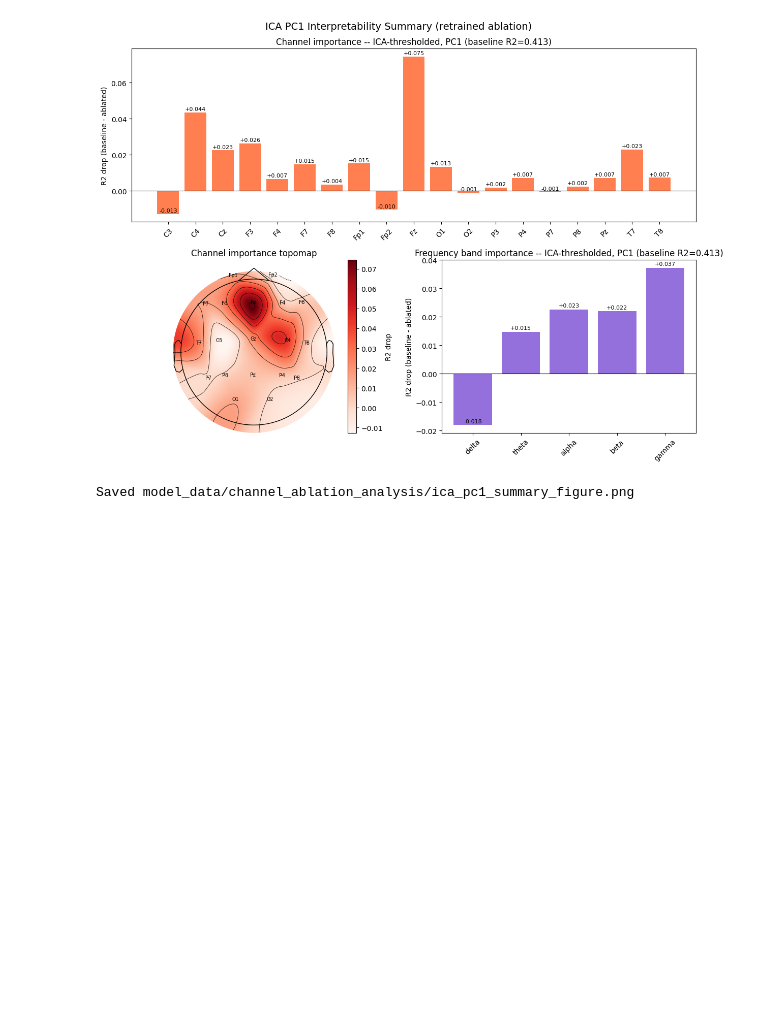
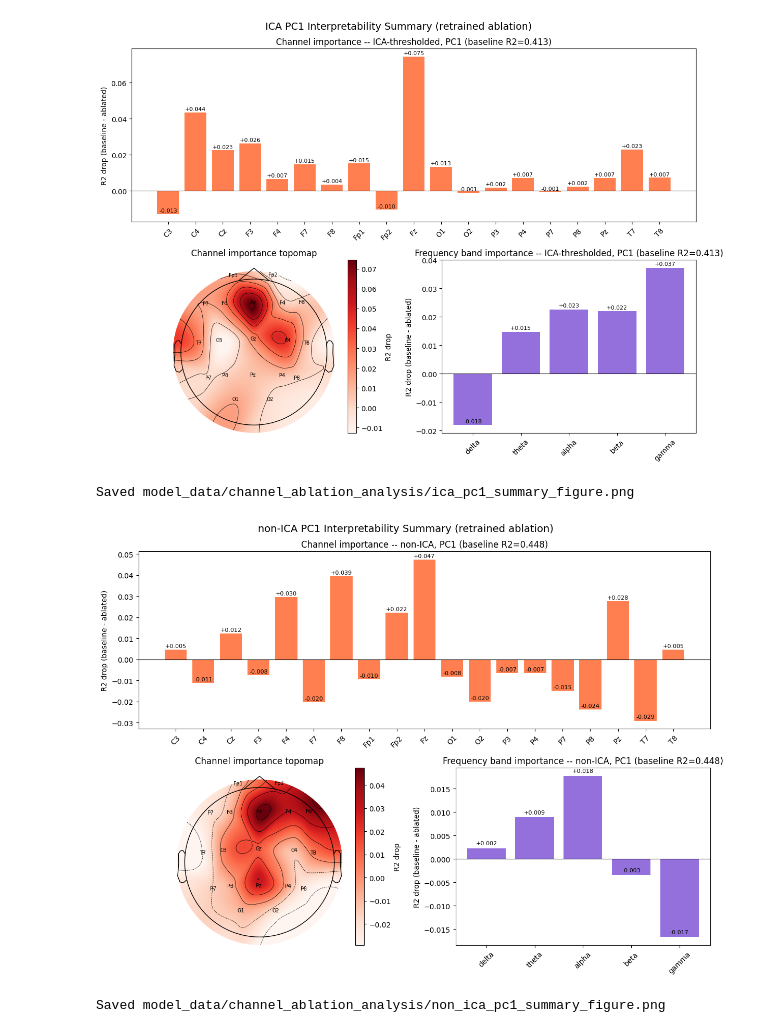
Before and after one commit to william2952/EEG_FDG_dementia, a Jupyter notebook: interpretability_analysis.ipynb, the cells around one changed output. Drawn from its saved outputs; the diff is of its cells as text; code cells hidden in the pictures; blank space fills up the shorter version.

```diff
--- a/interpretability_analysis.ipynb
+++ b/interpretability_analysis.ipynb
@@ -1017,3 +1017,68 @@ print(f"Saved {summary_fig_png}")
 # %% [output]
 [figure]
 Saved model_data/channel_ablation_analysis/ica_pc1_summary_figure.png
+# %%
+# ── Composite figure: non-ICA PC1 channel importance + topomap + band importance ─
+# Same as the ICA PC1 summary above, but for the non-ICA (19-channel) dataset.
+# Baseline/drops use the mean-of-clipped-per-fold-R2 convention (matches baseline_ML_model.ipynb),
+# not the pooled global R2 used elsewhere in this notebook.
+_nonica_pc1_baseline_path = "model_data/cv_results_stratified_thresh/predictions_1.parquet"
+_nonica_pc1_ablation_dir  = "model_data/channel_ablation_thresh_results/PC1"
+
+_baseline_mean_ni, _baseline_global_ni = baseline_metrics(_nonica_pc1_baseline_path)
+_ablation_pc1_ni = load_ablation_results(_nonica_pc1_ablation_dir)
+_ch_drops_pc1_ni = [_baseline_mean_ni - _ablation_pc1_ni[ch][0] for ch in ch_names]
+
+# Frequency band importance for non-ICA PC1 (already computed in Experiment 5's non-ICA section)
+_band_df_pc1_ni = band_results_by_pc["pc1"]
+_band_drops_pc1_ni = [_band_df_pc1_ni.loc[_band_df_pc1_ni["band"] == b, "drop_mean_r2"].iloc[0] for b in BAND_ORDER]
+_band_baseline_pc1_ni = _band_df_pc1_ni["baseline_mean_r2"].iloc[0]
+
+fig = plt.figure(figsize=(12, 9))
+gs = fig.add_gridspec(2, 2, height_ratios=[1, 1])
+
+ax_ch = fig.add_subplot(gs[0, :])
+bars = ax_ch.bar(ch_names, _ch_drops_pc1_ni, color="coral")
+ax_ch.axhline(0, color="black", linewidth=0.8)
+ax_ch.set_ylabel("R2 drop (baseline - ablated)")
+ax_ch.set_title(f"Channel importance -- non-ICA, PC1 (baseline R2={_baseline_mean_ni:.3f})")
+ax_ch.tick_params(axis="x", rotation=45)
+for bar, drop in zip(bars, _ch_drops_pc1_ni):
+    ax_ch.text(bar.get_x() + bar.get_width() / 2, drop + 0.0005,
+               f"{drop:+.3f}", ha="center", va="bottom", fontsize=8)
+
+ax_topo = fig.add_subplot(gs[1, 0])
+_montage = mne.channels.make_standard_montage("standard_1020")
+_info = mne.create_info(ch_names, sfreq=SFREQ, ch_types="eeg")
+_info.set_montage(_montage)
+
+_importance = np.array(_ch_drops_pc1_ni)
+_vmin, _vmax = _importance.min(), _importance.max()
+if _vmin == _vmax:
+    _vmin, _vmax = _vmin - 0.01, _vmax + 0.01
+im, _ = mne.viz.plot_topomap(
+    _importance, _info, axes=ax_topo, show=False,
+    vlim=(_vmin, _vmax), cmap="Reds", sensors=True, names=ch_names,
+)
+plt.colorbar(im, ax=ax_topo, label="R2 drop")
+ax_topo.set_title("Channel importance topomap")
+
+ax_band = fig.add_subplot(gs[1, 1])
+bars_band = ax_band.bar(BAND_ORDER, _band_drops_pc1_ni, color="mediumpurple")
+ax_band.axhline(0, color="black", linewidth=0.8)
+ax_band.set_ylabel("R2 drop (baseline - ablated)")
+ax_band.set_title(f"Frequency band importance -- non-ICA, PC1 (baseline R2={_band_baseline_pc1_ni:.3f})")
+ax_band.tick_params(axis="x", rotation=45)
+for bar, drop in zip(bars_band, _band_drops_pc1_ni):
+    ax_band.text(bar.get_x() + bar.get_width() / 2, drop + 0.0005,
+                 f"{drop:+.3f}", ha="center", va="bottom", fontsize=8)
+
+fig.suptitle("non-ICA PC1 Interpretability Summary (retrained ablation)", fontsize=14)
+plt.tight_layout()
+summary_fig_png_non_ica = Path("model_data/channel_ablation_analysis") / "non_ica_pc1_summary_figure.png"
+plt.savefig(summary_fig_png_non_ica, dpi=150)
+plt.show()
+print(f"Saved {summary_fig_png_non_ica}")
+# %% [output]
+[figure, added]
+Saved model_data/channel_ablation_analysis/non_ica_pc1_summary_figure.png
```
Also changed, not shown: parts of 1 cell of this notebook, 1 other file.
